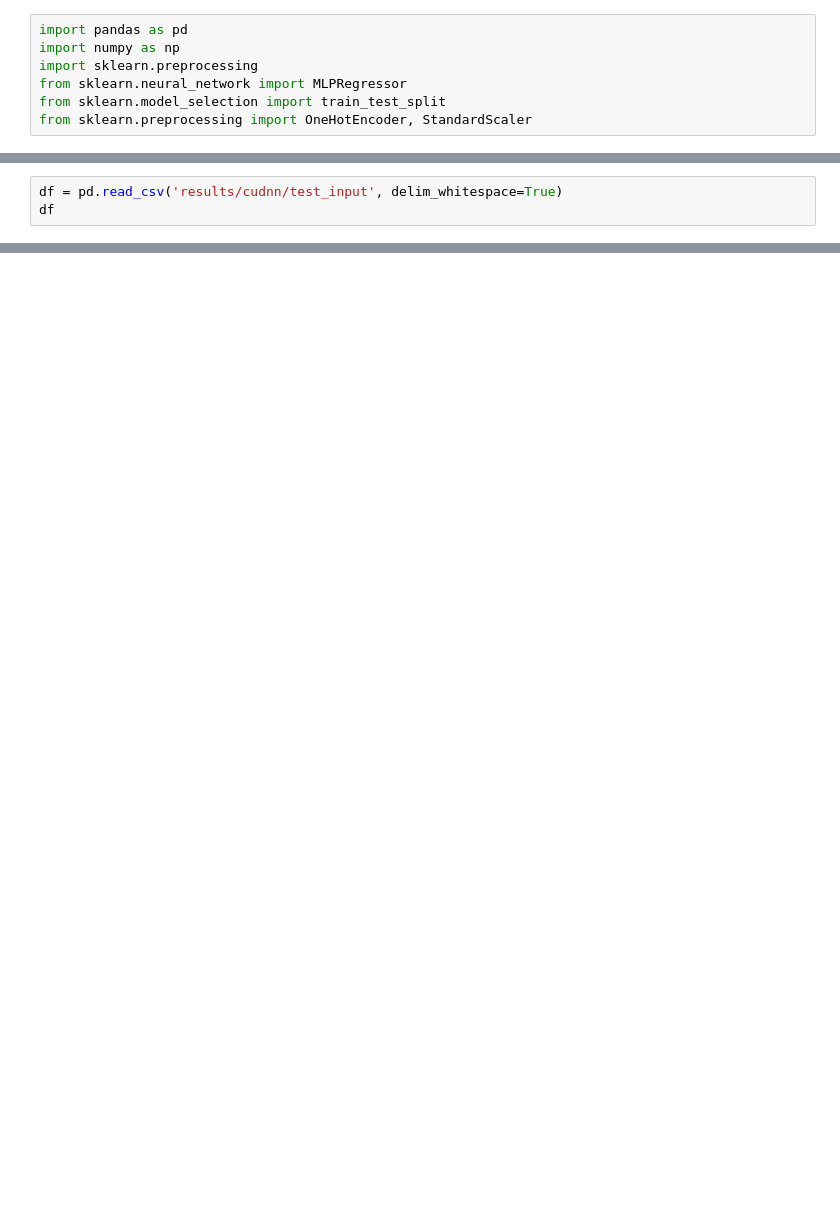
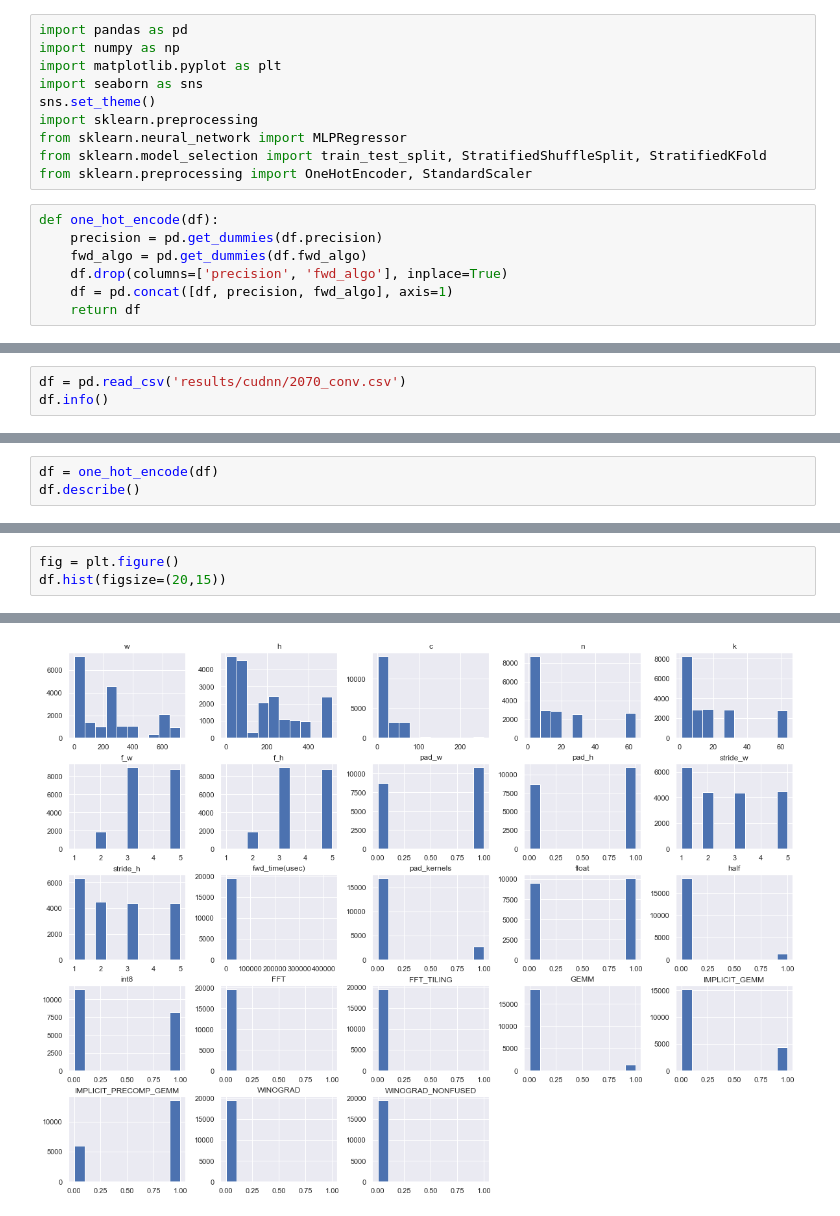
Before and after one commit to RobRoyce/cudnn_performance_model, a Jupyter notebook: data_prep.ipynb, the cells around one changed output, grey strips where cells are left out. Cells and saved outputs as stored; diff of their text form; blank space fills up the shorter version.

Commit message:
Updated model and added visualizations

```diff
--- a/data_prep.ipynb
+++ b/data_prep.ipynb
@@ -1,7 +1,17 @@
 # %%
 import pandas as pd
 import numpy as np
+import matplotlib.pyplot as plt
+import seaborn as sns
+sns.set_theme()
 import sklearn.preprocessing
 from sklearn.neural_network import MLPRegressor
-from sklearn.model_selection import train_test_split
+from sklearn.model_selection import train_test_split, StratifiedShuffleSplit, StratifiedKFold
 from sklearn.preprocessing import OneHotEncoder, StandardScaler
+# %%
+def one_hot_encode(df):
+    precision = pd.get_dummies(df.precision)
+    fwd_algo = pd.get_dummies(df.fwd_algo)
+    df.drop(columns=['precision', 'fwd_algo'], inplace=True)
+    df = pd.concat([df, precision, fwd_algo], axis=1)
+    return df
@@ -8,4 +24,4 @@ from sklearn.preprocessing import OneHotEncoder, StandardScaler
 # %%
-df = pd.read_csv('results/cudnn/test_input', delim_whitespace=True)
-df
+df = pd.read_csv('results/cudnn/2070_conv.csv')
+df.info()
 # %% [output]
@@ -52,0 +57,3 @@ score
+# %%
+df = one_hot_encode(df)
+df.describe()
@@ -52,0 +71,4 @@ score
+# %%
+fig = plt.figure()
+df.hist(figsize=(20,15))
+# %% [output]
@@ -52,0 +93 @@ score
+[figure, added]
```
Also changed, not shown: parts of 13 cells of this notebook, 2 other files.
